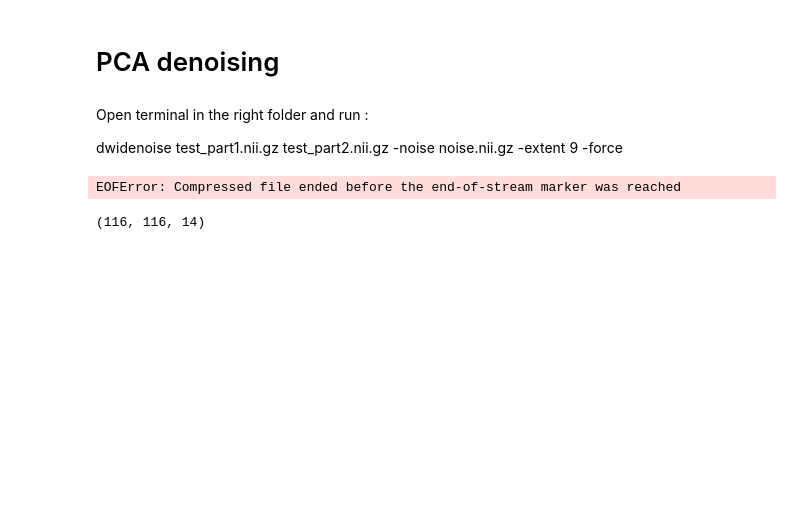
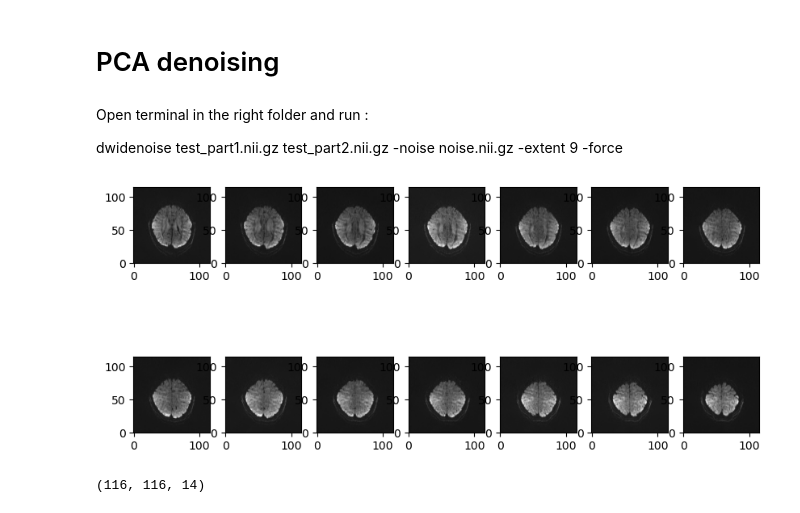
Before and after one commit to jazz031195/preprocessing, a Jupyter notebook: preprocessing_loop.ipynb, the cells around one changed output. Drawn from its saved outputs; the diff is of its cells as text; code cells hidden in the pictures; blank space fills up the shorter version.

```diff
--- a/preprocessing_loop.ipynb
+++ b/preprocessing_loop.ipynb
@@ -164,10 +167,8 @@ Open terminal in the right folder and run :
 
 dwidenoise test_part1.nii.gz test_part2.nii.gz -noise noise.nii.gz -extent 9 -force
 # %%
-file_name = cur_path + "/test_part2.nii.gz"
+file_name = cur_path + "/data/test_part2.nii.gz"
 # loading nifti object
 pca_dfmri = nib.load(file_name)
 pca_dfmri = pca_dfmri.get_fdata()
-# %% [output]
-EOFError: Compressed file ended before the end-of-stream marker was reached
 # %%
@@ -176,22 +177,9 @@ file_name = cur_path + "/noise.nii.gz"
 noise = nib.load(file_name)
 noise = noise.get_fdata()
 # %%
-# print all slices wrt z axis after defining a random time
-slices = []
-time = 15
-for s in range(pca_dfmri.shape[2]):
-    z_slice = pca_dfmri[:, :, s,time]
-    slices.append(z_slice)
-
-nrows = 2
-ncols=int(len(slices)/nrows)
-fig, ax = plt.subplots(nrows=nrows, ncols=ncols,figsize=(10, 10))
-ii = 0
-for i, slice in enumerate(slices):
-    row = int(ii/ncols)
-    col = ii%ncols
-    ax[row][col].imshow(slice.T, cmap="gray", origin="lower")
-    ii = ii + 1
+print_volume(pca_dfmri)
+# %% [output]
+[figure, added]
 # %%
 noise.shape
 # %% [output]
```
Also changed, not shown: parts of 14 cells of this notebook.
